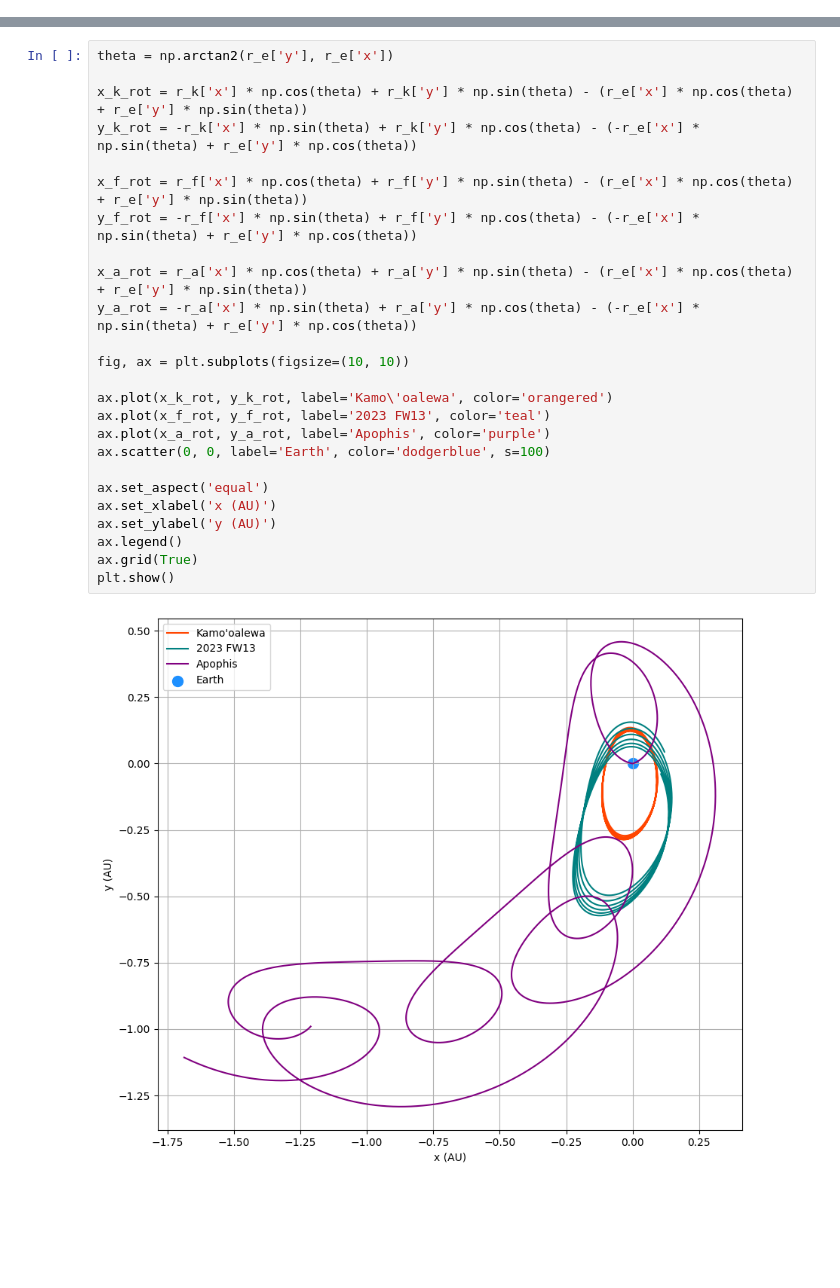
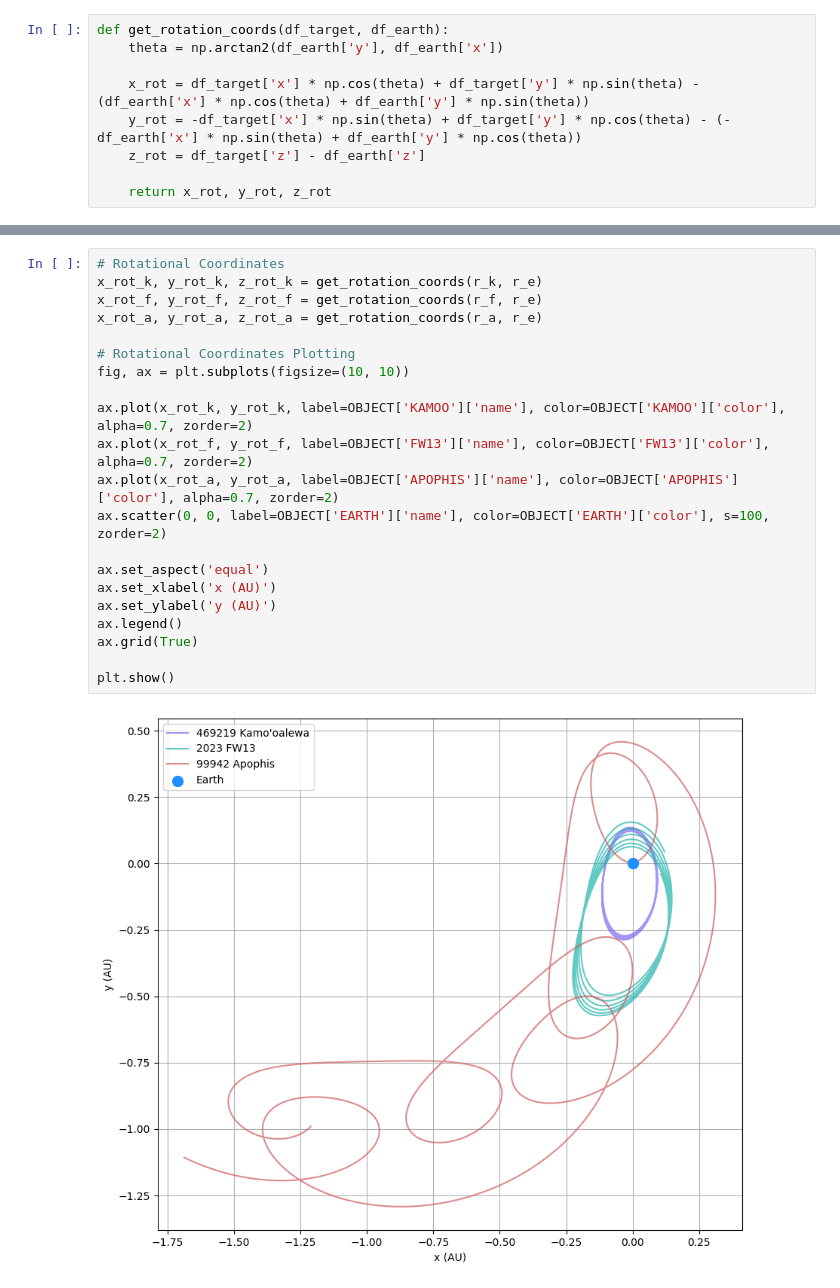
Before and after one commit to shami-momo/Workspace, a Jupyter notebook: solar_astro/my/General/kamooalewa.ipynb, the cells around one changed output, grey strips where cells are left out. Drawn from its saved outputs; the diff is of its cells as text; blank space fills up the shorter version.

```diff
--- a/solar_astro/my/General/kamooalewa.ipynb
+++ b/solar_astro/my/General/kamooalewa.ipynb
@@ -14 +86,10 @@ r_a = pd.read_csv('APOPHIS.aei', sep='\s+', skiprows=4, names=col)
+# %%
+def get_rotation_coords(df_target, df_earth):
+    theta = np.arctan2(df_earth['y'], df_earth['x'])
+
+    x_rot = df_target['x'] * np.cos(theta) + df_target['y'] * np.sin(theta) - (df_earth['x'] * np.cos(theta) + df_earth['y'] * np.sin(theta))
+    y_rot = -df_target['x'] * np.sin(theta) + df_target['y'] * np.cos(theta) - (-df_earth['x'] * np.sin(theta) + df_earth['y'] * np.cos(theta))
+    z_rot = df_target['z'] - df_earth['z']
+
+    return x_rot, y_rot, z_rot
 # %% [markdown]
@@ -36,27 +120,23 @@ plt.show()
 # %%
-theta = np.arctan2(r_e['y'], r_e['x'])
+# Rotational Coordinates
+x_rot_k, y_rot_k, z_rot_k = get_rotation_coords(r_k, r_e)
+x_rot_f, y_rot_f, z_rot_f = get_rotation_coords(r_f, r_e)
+x_rot_a, y_rot_a, z_rot_a = get_rotation_coords(r_a, r_e)
 
-x_k_rot = r_k['x'] * np.cos(theta) + r_k['y'] * np.sin(theta) - (r_e['x'] * np.cos(theta) + r_e['y'] * np.sin(theta))
-y_k_rot = -r_k['x'] * np.sin(theta) + r_k['y'] * np.cos(theta) - (-r_e['x'] * np.sin(theta) + r_e['y'] * np.cos(theta))
-
-x_f_rot = r_f['x'] * np.cos(theta) + r_f['y'] * np.sin(theta) - (r_e['x'] * np.cos(theta) + r_e['y'] * np.sin(theta))
-y_f_rot = -r_f['x'] * np.sin(theta) + r_f['y'] * np.cos(theta) - (-r_e['x'] * np.sin(theta) + r_e['y'] * np.cos(theta))
-
-x_a_rot = r_a['x'] * np.cos(theta) + r_a['y'] * np.sin(theta) - (r_e['x'] * np.cos(theta) + r_e['y'] * np.sin(theta))
-y_a_rot = -r_a['x'] * np.sin(theta) + r_a['y'] * np.cos(theta) - (-r_e['x'] * np.sin(theta) + r_e['y'] * np.cos(theta))
-
+# Rotational Coordinates Plotting
 fig, ax = plt.subplots(figsize=(10, 10))
 
-ax.plot(x_k_rot, y_k_rot, label='Kamo\'oalewa', color='orangered')
-ax.plot(x_f_rot, y_f_rot, label='2023 FW13', color='teal')
-ax.plot(x_a_rot, y_a_rot, label='Apophis', color='purple')
-ax.scatter(0, 0, label='Earth', color='dodgerblue', s=100)
+ax.plot(x_rot_k, y_rot_k, label=OBJECT['KAMOO']['name'], color=OBJECT['KAMOO']['color'], alpha=0.7, zorder=2)
+ax.plot(x_rot_f, y_rot_f, label=OBJECT['FW13']['name'], color=OBJECT['FW13']['color'], alpha=0.7, zorder=2)
+ax.plot(x_rot_a, y_rot_a, label=OBJECT['APOPHIS']['name'], color=OBJECT['APOPHIS']['color'], alpha=0.7, zorder=2)
+ax.scatter(0, 0, label=OBJECT['EARTH']['name'], color=OBJECT['EARTH']['color'], s=100, zorder=2)
 
 ax.set_aspect('equal')
 ax.set_xlabel('x (AU)')
 ax.set_ylabel('y (AU)')
 ax.legend()
 ax.grid(True)
+
 plt.show()
 # %% [output]
-[figure, old version]
+[figure, new version]
```
Also changed, not shown: parts of 15 cells of this notebook, 5 other files.
